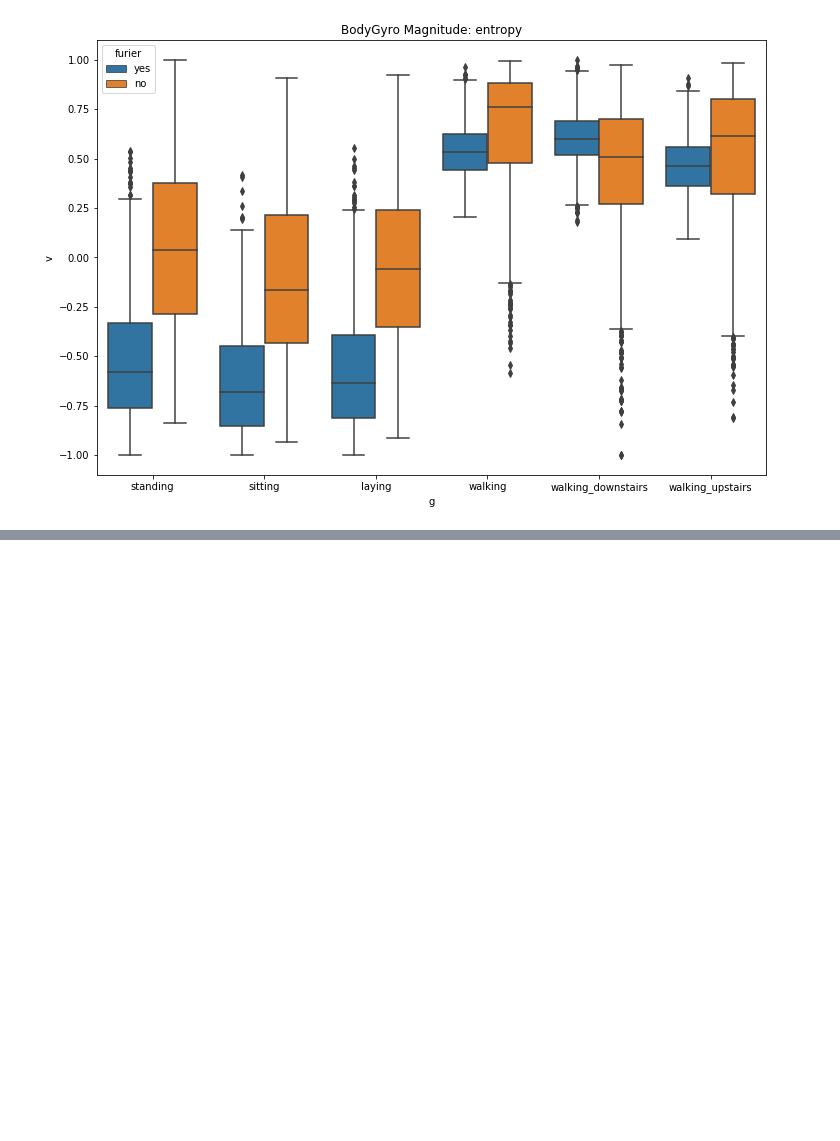
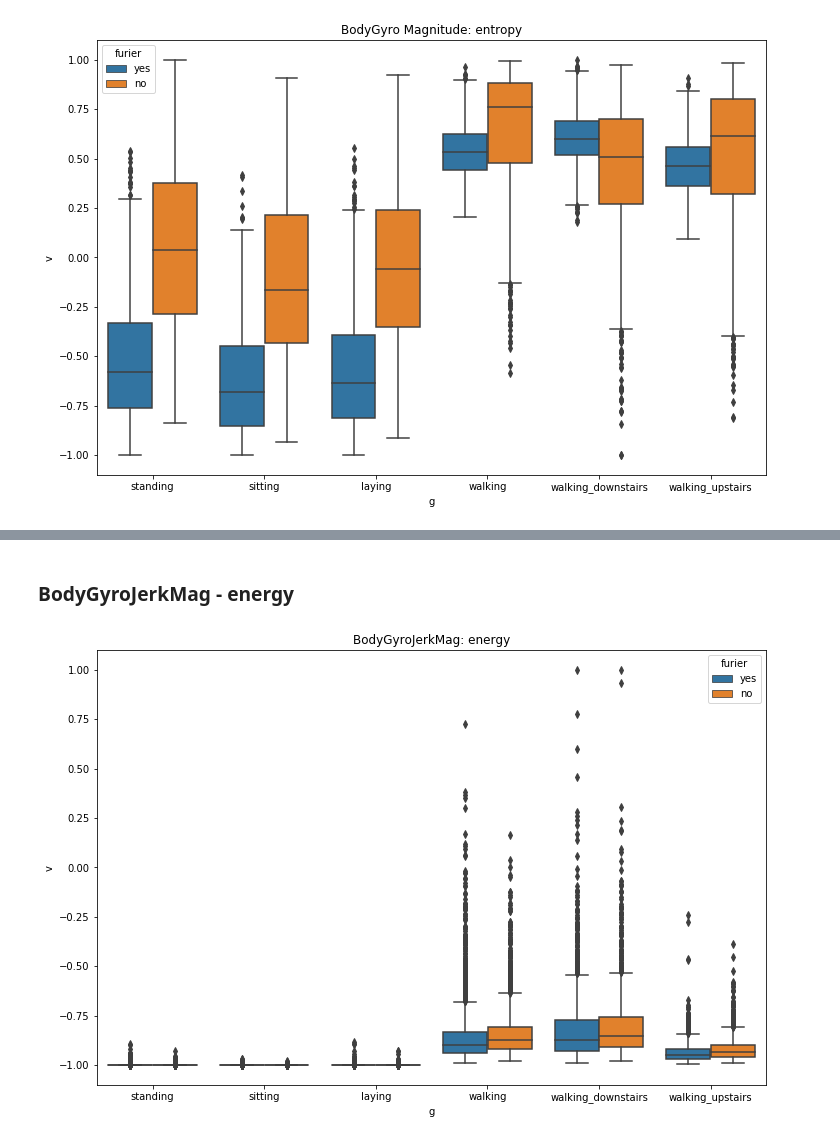
Before and after one commit to okcze/WUM-project-1, a Jupyter notebook: Projekt2/EDA_temp.ipynb, the cells around one changed output, grey strips where cells are left out. Drawn from its saved outputs; the diff is of its cells as text; code cells hidden in the pictures; blank space fills up the shorter version.

```diff
--- a/Projekt2/EDA_temp.ipynb
+++ b/Projekt2/EDA_temp.ipynb
@@ -206,0 +215,6 @@ box_gr('248', '537', "BodyGyro Magnitude: entropy")
+# %% [markdown]
+### BodyGyroJerkMag - energy
+# %%
+box_gr('259', '548', 'BodyGyroJerkMag: energy')
+# %% [output]
+[figure, added]
```
Also changed, not shown: parts of 28 cells of this notebook.
